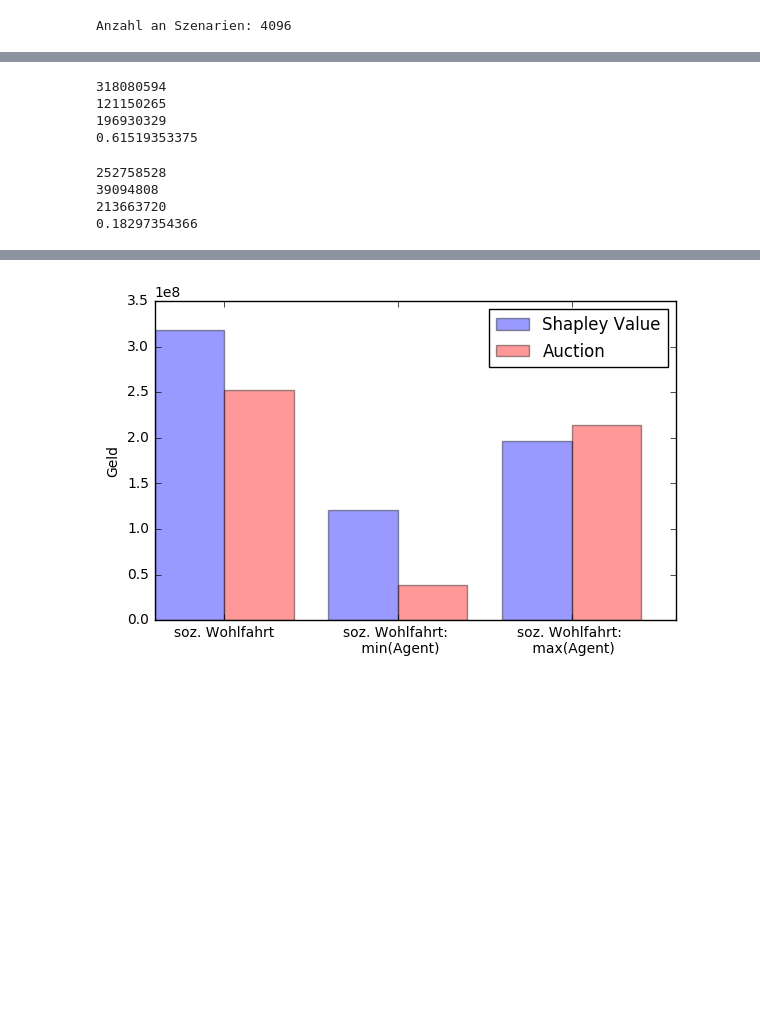
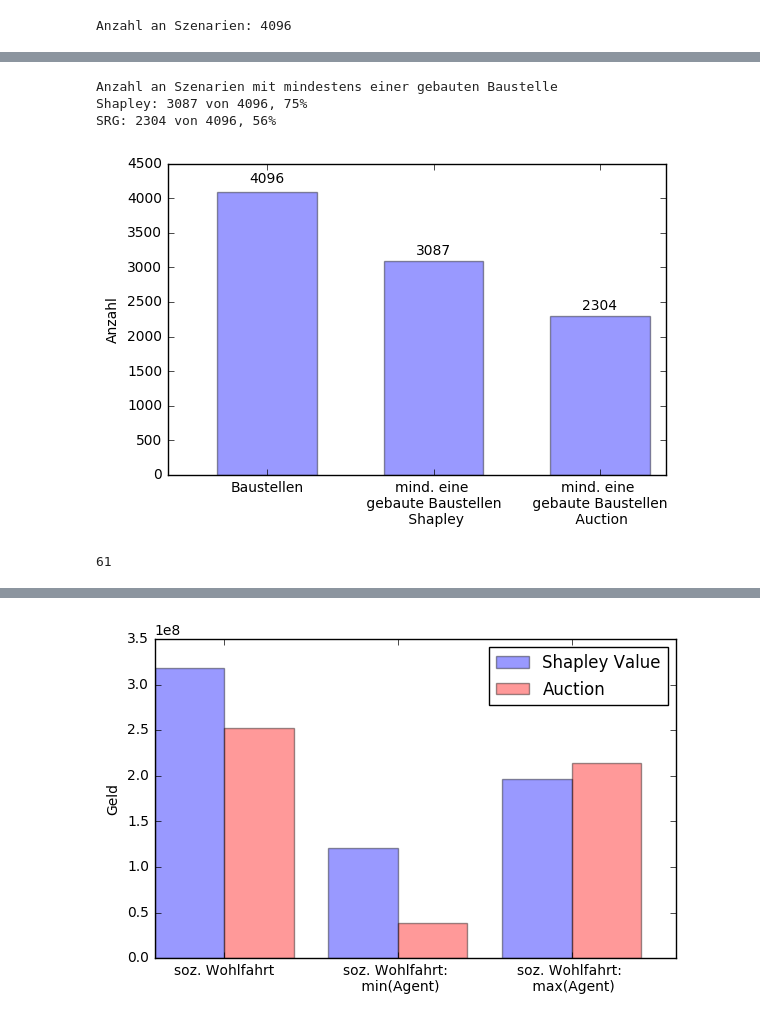
Before and after one commit to mhhf/AOTidF-bagger, a Jupyter notebook: Simulation.ipynb, the cells around one changed output, grey strips where cells are left out. Drawn from its saved outputs; the diff is of its cells as text; code cells hidden in the pictures; blank space fills up the shorter version.

```diff
--- a/Simulation.ipynb
+++ b/Simulation.ipynb
@@ -38,3 +31,7 @@ Processing Time SRG: 0.385056972504
+# %%
+# aus Datei laden
+results_shapley = np.load('shapley.out.npy')
+results_srg = np.load('srg.out.npy')
 # %%
 # Shapley aufbereiten
 res_s = [r[2].values() for r in results_shapley if r != None]
@@ -43,40 +40,55 @@ ar_s = np.zeros((len(res_s), 2), dtype=np.dtype(int))
 for idx, r in enumerate(res_s):
     ar_s[idx] = r
-# %%
-shapley_umsatz = np.sum(ar_s)
-shapley_sum_min = np.sum(ar_s.min(axis=1))
-shapley_sum_max = np.sum(ar_s.max(axis=1))
-
-print shapley_umsatz
-print shapley_sum_min
-print shapley_sum_max
-print float(shapley_sum_min)/shapley_sum_max
-# %% [output]
-318080594
-121150265
-196930329
-0.61519353375
 # %%
 # srg aufbereiten
 res_r = [r[:,1] for r in results_srg if r is not None]
-ar_r = np.zeros((len(results_srg), 2), dtype=np.dtype(int))
+ar_r = np.zeros((len(res_r), 2), dtype=np.dtype(int))
 
 for idx, r in enumerate(res_r):
     if len(r) == 1:
         ar_r[idx] = [int(r[0]), 0]
     else:
         ar_r[idx] = [int(r[0]), int(r[1])]
-# %%
-srg_umsatz = np.sum(ar_r)
-srg_sum_min = np.sum(ar_r.min(axis=1))
-srg_sum_max = np.sum(ar_r.max(axis=1))
-
-print srg_umsatz
-print srg_sum_min
-print srg_sum_max
-print float(srg_sum_min)/srg_sum_max
-# %% [output]
-252758528
-39094808
-213663720
-0.18297354366
+# %%
+# Wie viele Szenarien haben eine Auszahlung?
+print "Anzahl an Szenarien mit mindestens einer gebauten Baustelle"
+print "Shapley: " + str(ar_s.shape[0]) + " von " + str(len(sc)) + ", " + str(int((float(ar_s.shape[0])/len(sc))*100)) + "%"
+print "SRG: " + str(ar_r.shape[0]) + " von " + str(len(sc)) + ", " + str(int((float(ar_r.shape[0])/len(sc))*100)) + "%"
+
+n_groups = 3
+finished = (len(sc), ar_s.shape[0], ar_r.shape[0])
+fig, ax = plt.subplots()
+index = np.arange(n_groups)
+bar_width = 0.6
+opacity = 0.4
+
+rects1 = plt.bar(index+bar_width/2, finished, bar_width,
+                 alpha=opacity,
+                 color='b')
+
+for rect in rects1:
+    height = rect.get_height()
+    ax.text(rect.get_x()+rect.get_width()/2., 1.02*height,
+                '%d' % int(height),
+                ha='center', va='bottom')
+
+plt.ylabel('Anzahl')
+plt.xticks(index + bar_width, ('Baustellen', 'mind. eine \n gebaute Baustellen \n Shapley', 'mind. eine \n gebaute Baustellen \n Auction'))
+
+plt.tight_layout()
+plt.show()
+# %% [output]
+Anzahl an Szenarien mit mindestens einer gebauten Baustelle
+Shapley: 3087 von 4096, 75%
+SRG: 2304 von 4096, 56%
+[figure, added]
+# %%
+shapley_umsatz = np.sum(ar_s)
+shapley_sum_max = np.sum(ar_s.max(axis=1))
+shapley_sum_min = np.sum(ar_s.min(axis=1))
+
+shapley_umsatz_a = int(float(shapley_umsatz)/ar_s.shape[0]/2)
+shapley_sum_max_a = int(float(shapley_sum_max)/ar_s.shape[0]/2)
+shapley_sum_min_a = int(float(shapley_sum_min)/ar_s.shape[0]/2)
+# %% [output]
+61
```
Also changed, not shown: parts of 8 cells of this notebook, 11 other files.
